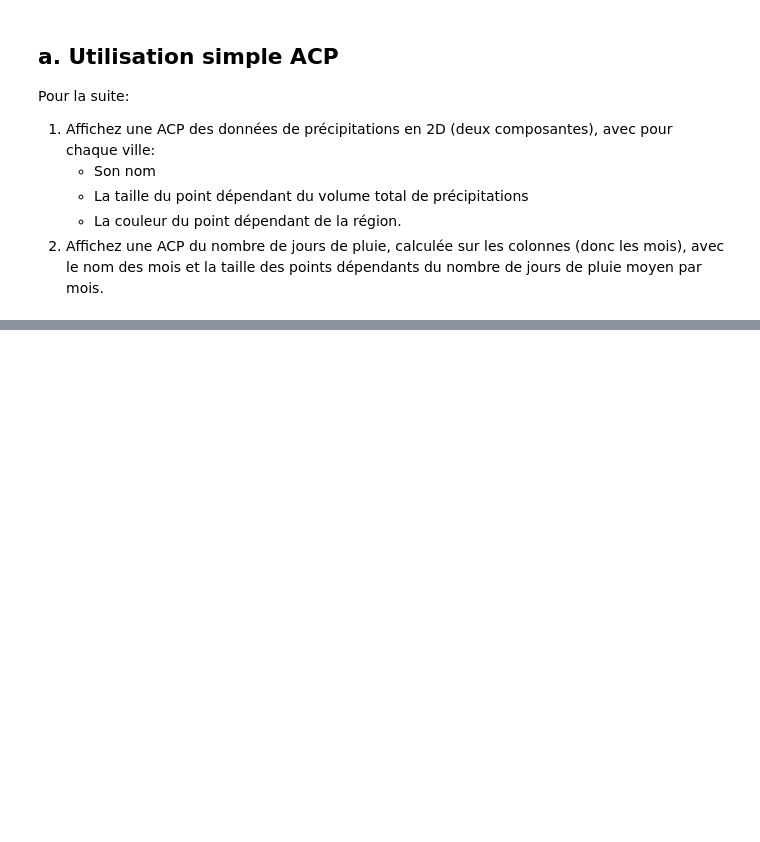
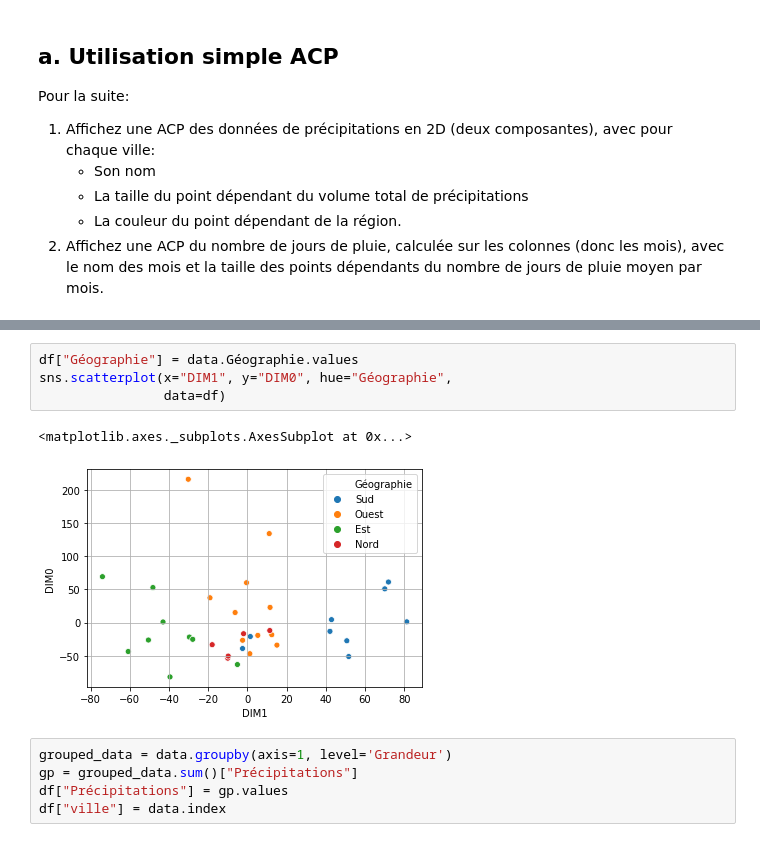
Before and after one commit to campusplage/compte-rendus-oriol_ramirez, a Jupyter notebook: TP2_sklearn.ipynb, the cells around one changed output, grey strips where cells are left out. Drawn from its saved outputs; the diff is of its cells as text; blank space fills up the shorter version.

```diff
--- a/TP2_sklearn.ipynb
+++ b/TP2_sklearn.ipynb
@@ -445,0 +507,12 @@ Pour la suite:
+# %%
+df["Géographie"] = data.Géographie.values
+sns.scatterplot(x="DIM1", y="DIM0", hue="Géographie",
+                data=df)
+# %% [output]
+<matplotlib.axes._subplots.AxesSubplot at 0x...>
+[figure, added]
+# %%
+grouped_data = data.groupby(axis=1, level='Grandeur')
+gp = grouped_data.sum()["Précipitations"]
+df["Précipitations"] = gp.values
+df["ville"] = data.index
```
Also changed, not shown: parts of 22 cells of this notebook.
